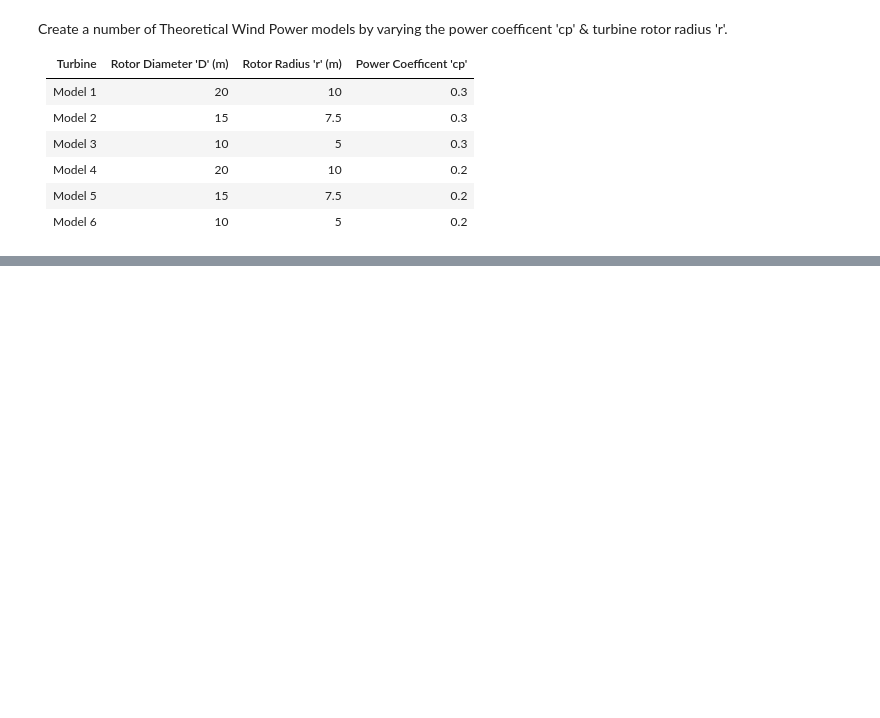
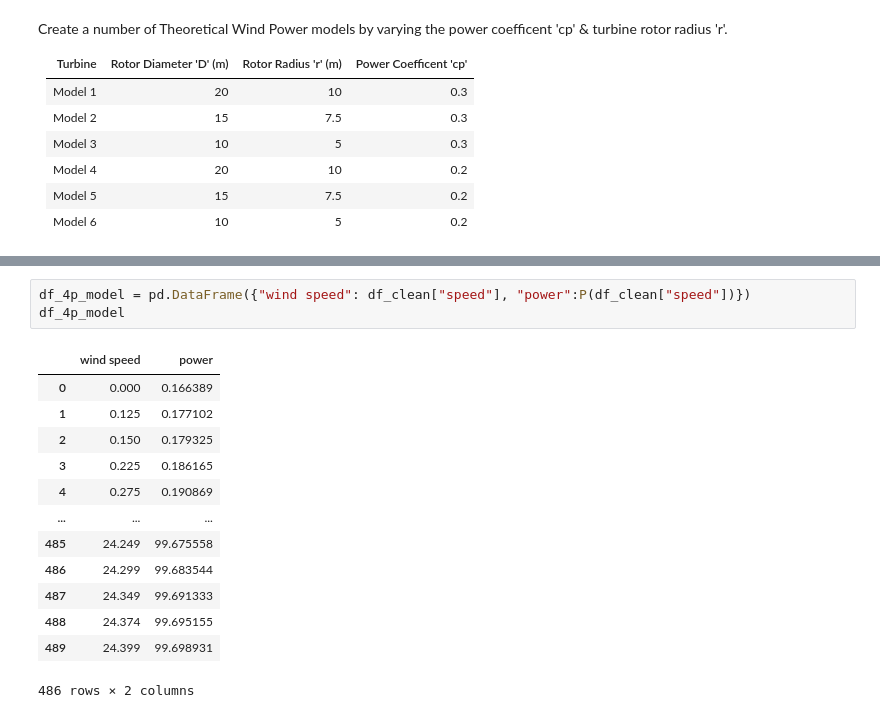
Before and after one commit to PaulSweeney89/FDA-Project2020, a Jupyter notebook: windpower.ipynb, the cells around one changed output, grey strips where cells are left out. Drawn from its saved outputs; the diff is of its cells as text; blank space fills up the shorter version.

```diff
--- a/windpower.ipynb
+++ b/windpower.ipynb
@@ -276,0 +320,17 @@ sns.lineplot(x=df_wind["speed"], y=P_u)
+# %%
+df_4p_model = pd.DataFrame({"wind speed": df_clean["speed"], "power":P(df_clean["speed"])})
+df_4p_model
+# %% [output]
+|  | wind speed | power |
+| 0 | 0.000 | 0.166389 |
+| 1 | 0.125 | 0.177102 |
+| 2 | 0.150 | 0.179325 |
+| 3 | 0.225 | 0.186165 |
+| 4 | 0.275 | 0.190869 |
+| ... | ... | ... |
+| 485 | 24.249 | 99.675558 |
+| 486 | 24.299 | 99.683544 |
+| 487 | 24.349 | 99.691333 |
+| 488 | 24.374 | 99.695155 |
+| 489 | 24.399 | 99.698931 |
+486 rows × 2 columns
```
Also changed, not shown: parts of 12 cells of this notebook.
